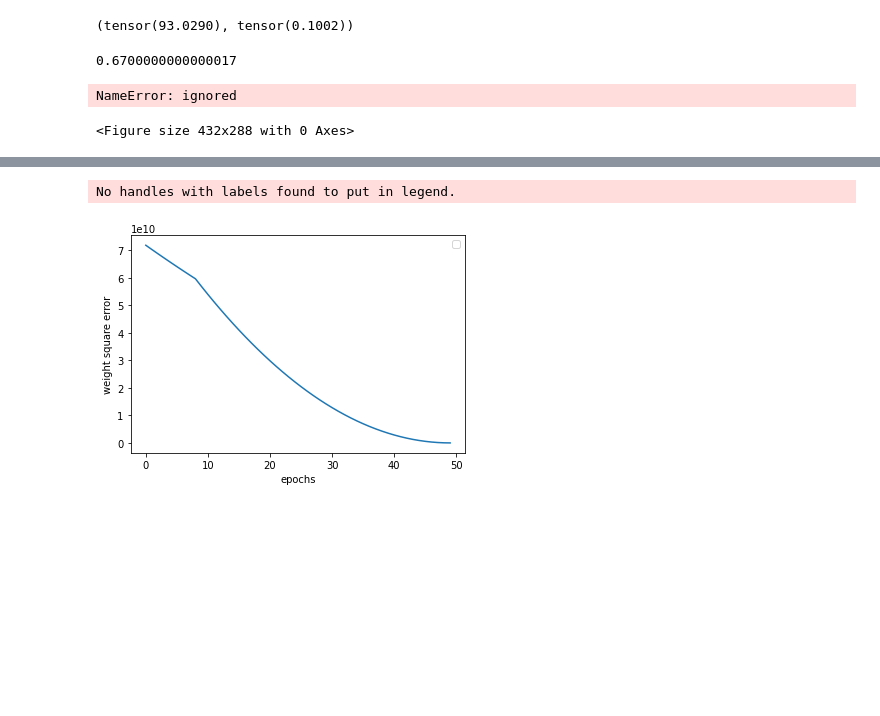
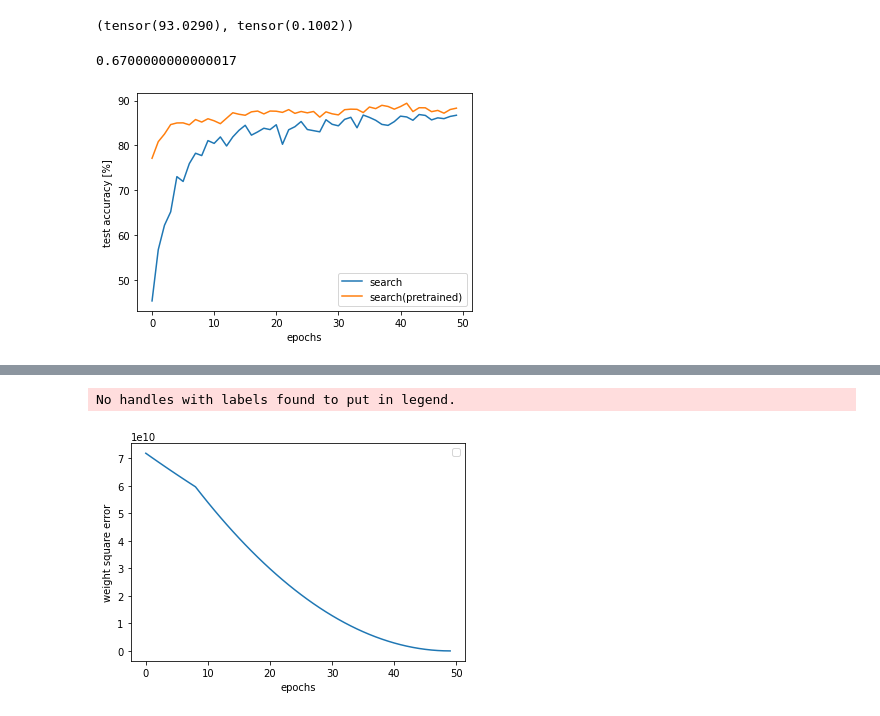
Before and after one commit to tatsuya-sugiyama/notebook, a Jupyter notebook: Untitled0.ipynb, the cells around one changed output, grey strips where cells are left out. Drawn from its saved outputs; the diff is of its cells as text; code cells hidden in the pictures; blank space fills up the shorter version.

```diff
--- a/Untitled0.ipynb
+++ b/Untitled0.ipynb
@@ -127,25 +166,26 @@ torch.mean(base), torch.std(base)
 93.6990 - 93.0290
 # %% [output]
 0.6700000000000017
+# %%
+n = [45.3, 56.72, 62.18, 65.18, 73.04, 71.96, 75.94, 78.26, 77.74, 81.08, 80.46, 81.9, 79.88, 81.9, 83.38, 84.5, 82.3, 83.02, 83.84, 83.54, 84.62, 80.26, 83.5, 84.18, 85.34, 83.56, 83.3, 83.04, 85.74, 84.72, 84.38, 85.82, 86.28, 83.94, 86.78, 86.26, 85.62, 84.7, 84.48, 85.32, 86.54, 86.36, 85.62, 86.9, 86.7, 85.7, 86.16, 85.98, 86.48, 86.74]
+# %%
+p = [77.14, 80.84, 82.54, 84.66, 85.02, 85.04, 84.6, 85.78, 85.22, 85.96, 85.5, 84.86, 86.08, 87.3, 86.96, 86.74, 87.5, 87.68, 87.04, 87.68, 87.64, 87.38, 88.0, 87.16, 87.58, 87.28, 87.58, 86.32, 87.5, 87.06, 86.82, 87.98, 88.1, 88.06, 87.34, 88.58, 88.22, 88.96, 88.7, 88.1, 88.68, 89.42, 87.56, 88.42, 88.4, 87.54, 87.82, 87.2, 88.02, 88.32]
 # %%
 fig = plt.figure()
 
-times = len(m)
-plt.plot(np.arange(len(s)), s, label="search")
-plt.plot(np.arange(times), m, label="graph:descending")
-plt.plot(np.arange(times), e, label="graph:threshold")
-plt.plot(np.arange(times), b, label="baseline")
+times = len(n)
+plt.plot(np.arange(times), n, label="search")
+plt.plot(np.arange(times), p, label="search(pretrained)")
 
-plt.ylim([80, 94])
+# plt.ylim([80, 94])
 
 plt.xlabel("epochs")
-plt.ylabel("accuracy")
+plt.ylabel("test accuracy [%]")
 plt.legend()
 plt.show()
 fig.savefig(os.path.join("", "graph.png"))
 # %% [output]
-NameError: ignored
-<Figure size 432x288 with 0 Axes>
+[figure, added]
 # %%
 x = [71823482880.0,
  70236282880.0,
```
Also changed, not shown: parts of 14 cells of this notebook, 4 other files.
